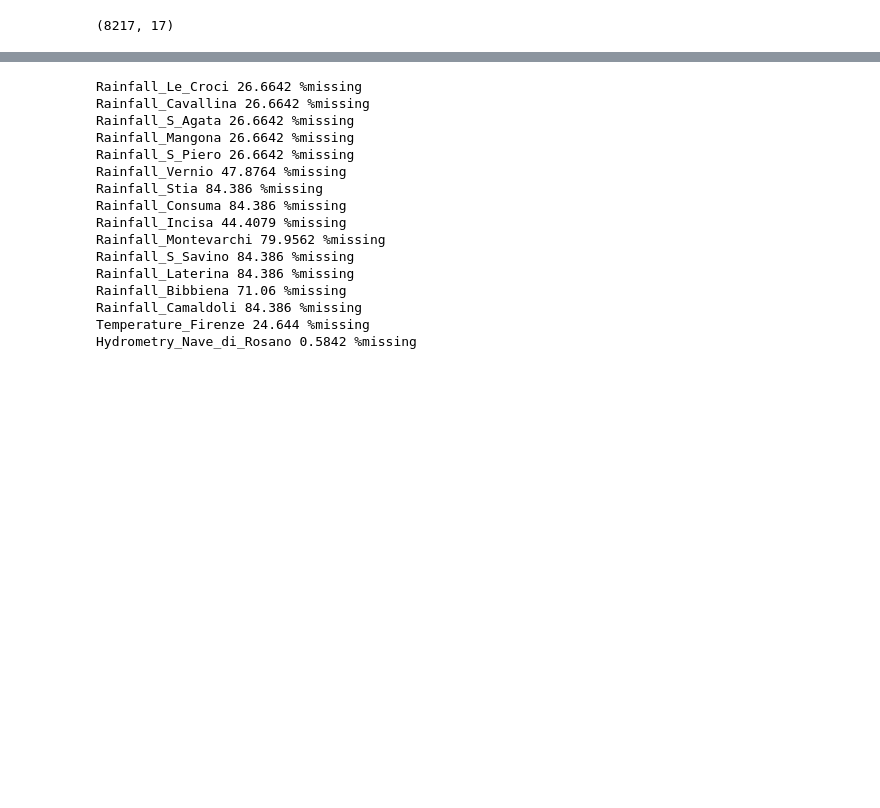
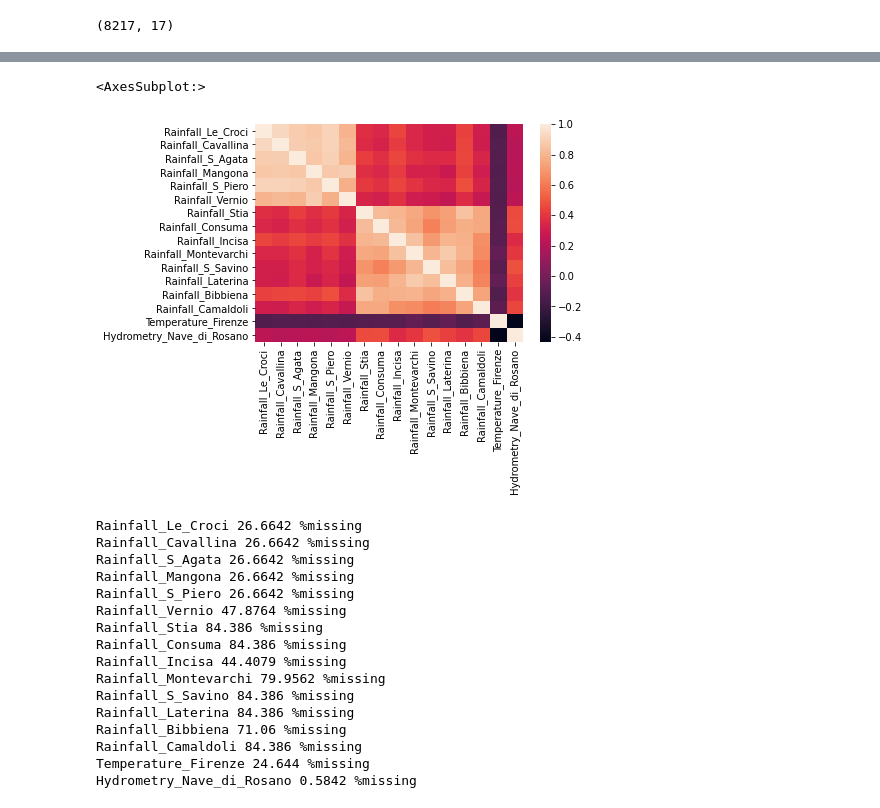
Before and after one commit to Himanth-Venati/Acea_Smart_Water_Analytics_ML, a Jupyter notebook: Acea_Smart_Water_Analytics.ipynb, the cells around one changed output, grey strips where cells are left out. Drawn from its saved outputs; the diff is of its cells as text; code cells hidden in the pictures; blank space fills up the shorter version.

```diff
--- a/Acea_Smart_Water_Analytics.ipynb
+++ b/Acea_Smart_Water_Analytics.ipynb
@@ -54,3 +87,8 @@ df.shape
+# %%
+sns.heatmap(data.corr())
+# %% [output]
+<AxesSubplot:>
+[figure, added]
 # %%
 features_nan=[features for features in df.columns if df[features].isnull().sum()>1 and df[features].dtypes!='O']
 for feature in features_nan:
```
Also changed, not shown: parts of 4 cells of this notebook.
